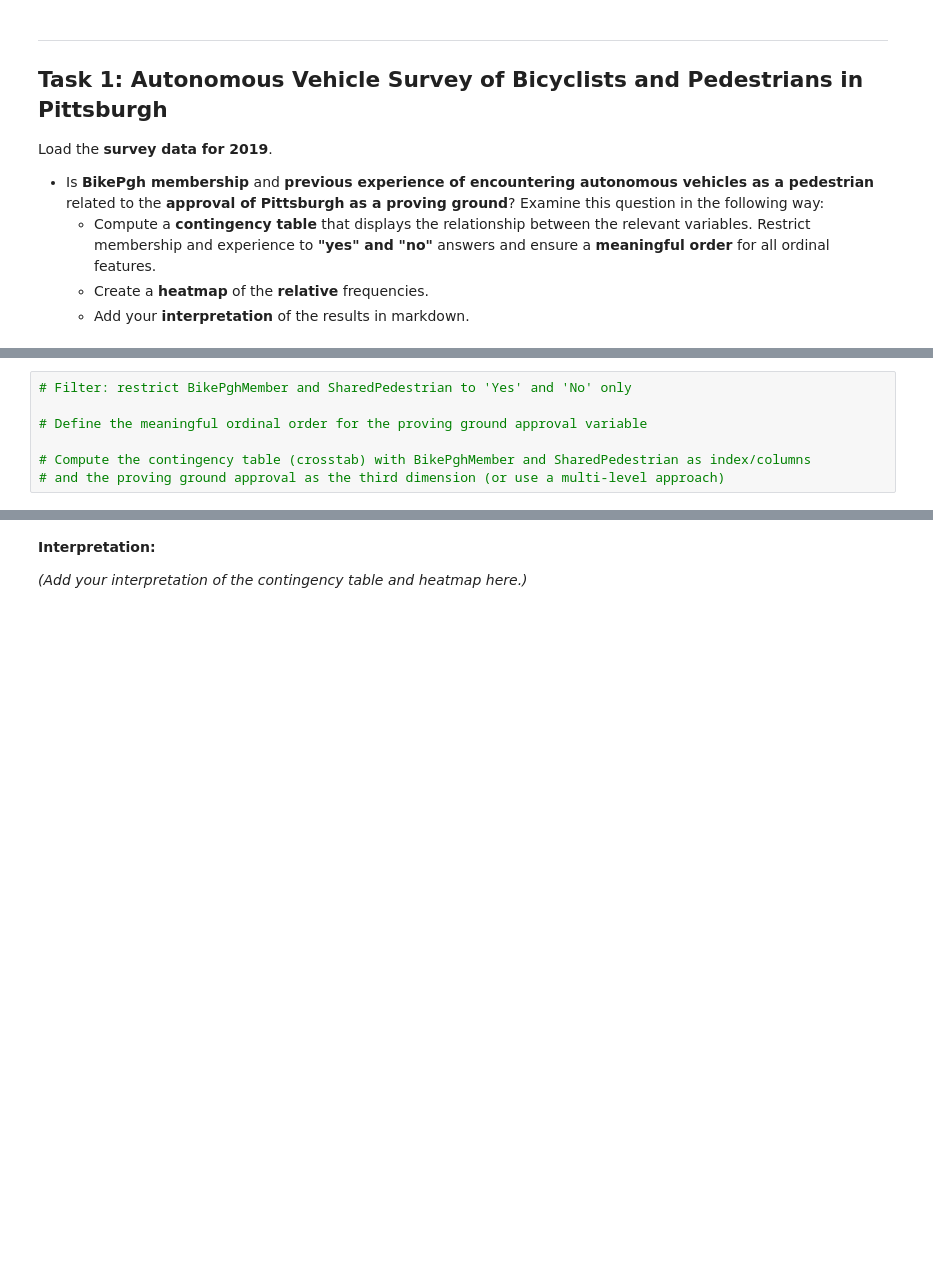
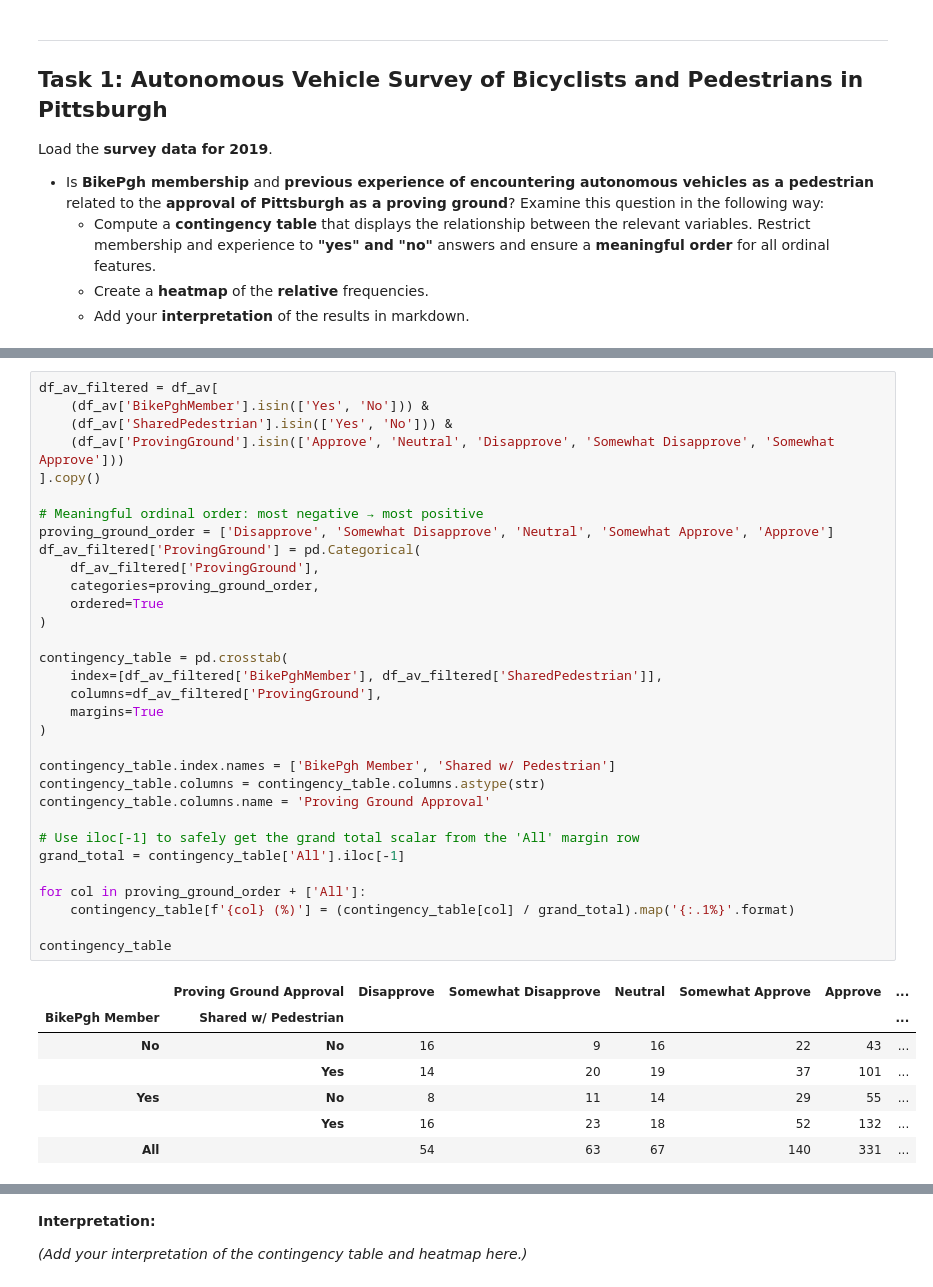
Before and after one commit to athi2210/DA-Lab-group, a Jupyter notebook: 04_tasks.ipynb, the cells around one changed output, grey strips where cells are left out. Cells and saved outputs as stored; diff of their text form; blank space fills up the shorter version.

```diff
--- a/04_tasks.ipynb
+++ b/04_tasks.ipynb
@@ -27,8 +41,41 @@ Load the **survey data for 2019**.
 # %%
-# Filter: restrict BikePghMember and SharedPedestrian to 'Yes' and 'No' only
+df_av_filtered = df_av[
+    (df_av['BikePghMember'].isin(['Yes', 'No'])) &
+    (df_av['SharedPedestrian'].isin(['Yes', 'No'])) &
+    (df_av['ProvingGround'].isin(['Approve', 'Neutral', 'Disapprove', 'Somewhat Disapprove', 'Somewhat Approve']))
+].copy()
 
-# Define the meaningful ordinal order for the proving ground approval variable
+# Meaningful ordinal order: most negative → most positive
+proving_ground_order = ['Disapprove', 'Somewhat Disapprove', 'Neutral', 'Somewhat Approve', 'Approve']
+df_av_filtered['ProvingGround'] = pd.Categorical(
+    df_av_filtered['ProvingGround'],
+    categories=proving_ground_order,
+    ordered=True
+)
 
-# Compute the contingency table (crosstab) with BikePghMember and SharedPedestrian as index/columns
-# and the proving ground approval as the third dimension (or use a multi-level approach)
+contingency_table = pd.crosstab(
+    index=[df_av_filtered['BikePghMember'], df_av_filtered['SharedPedestrian']],
+    columns=df_av_filtered['ProvingGround'],
+    margins=True
+)
+
+contingency_table.index.names = ['BikePgh Member', 'Shared w/ Pedestrian']
+contingency_table.columns = contingency_table.columns.astype(str)
+contingency_table.columns.name = 'Proving Ground Approval'
+
+# Use iloc[-1] to safely get the grand total scalar from the 'All' margin row
+grand_total = contingency_table['All'].iloc[-1]
+
+for col in proving_ground_order + ['All']:
+    contingency_table[f'{col} (%)'] = (contingency_table[col] / grand_total).map('{:.1%}'.format)
+
+contingency_table
+# %% [output]
+|  | Proving Ground Approval | Disapprove | Somewhat Disapprove | Neutral | Somewhat Approve | Approve | ... |
+| BikePgh Member | Shared w/ Pedestrian |  |  |  |  |  | ... |
+| No | No | 16 | 9 | 16 | 22 | 43 | ... |
+|  | Yes | 14 | 20 | 19 | 37 | 101 | ... |
+| Yes | No | 8 | 11 | 14 | 29 | 55 | ... |
+|  | Yes | 16 | 23 | 18 | 52 | 132 | ... |
+| All |  | 54 | 63 | 67 | 140 | 331 | ... |
 # %%
```
Also changed, not shown: parts of 3 cells of this notebook.
